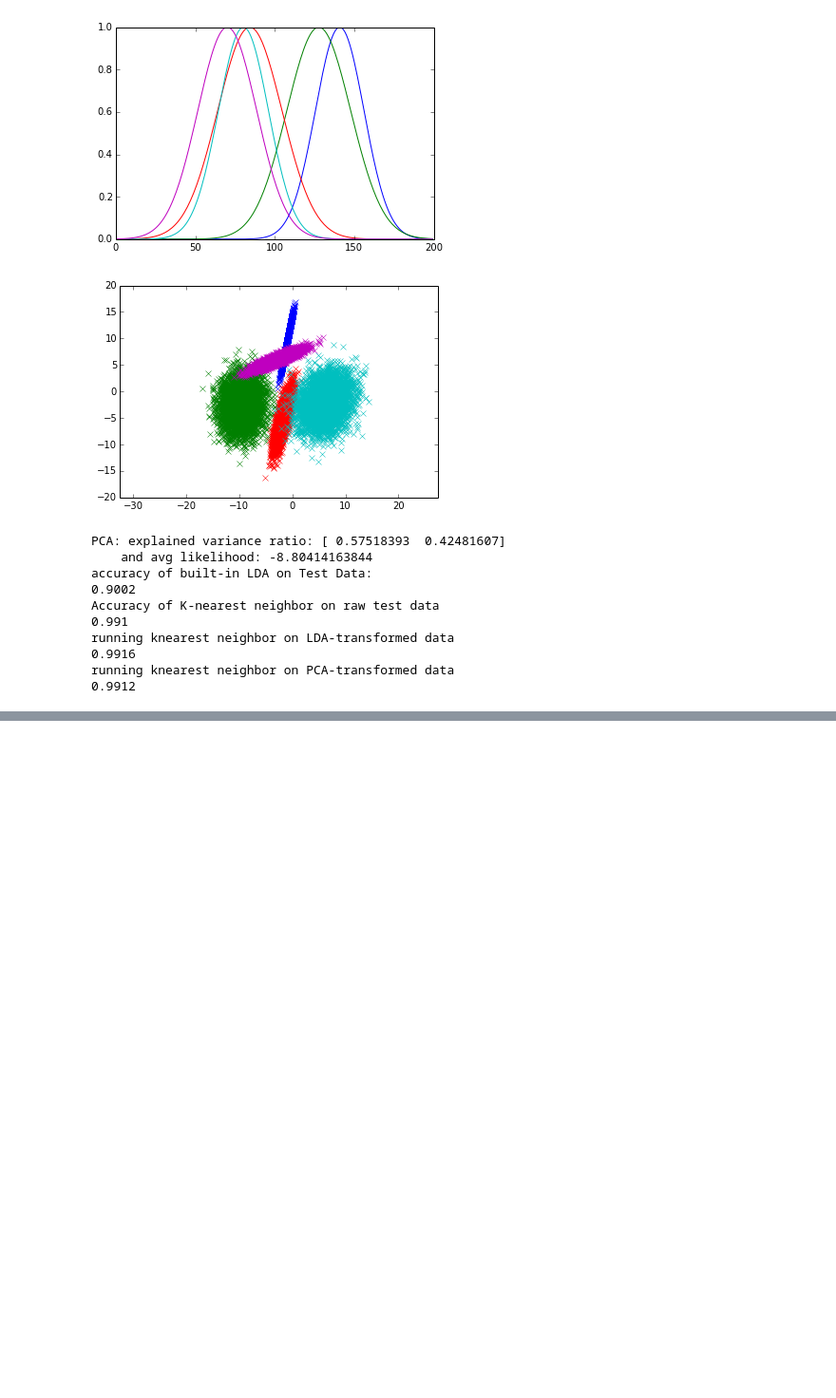
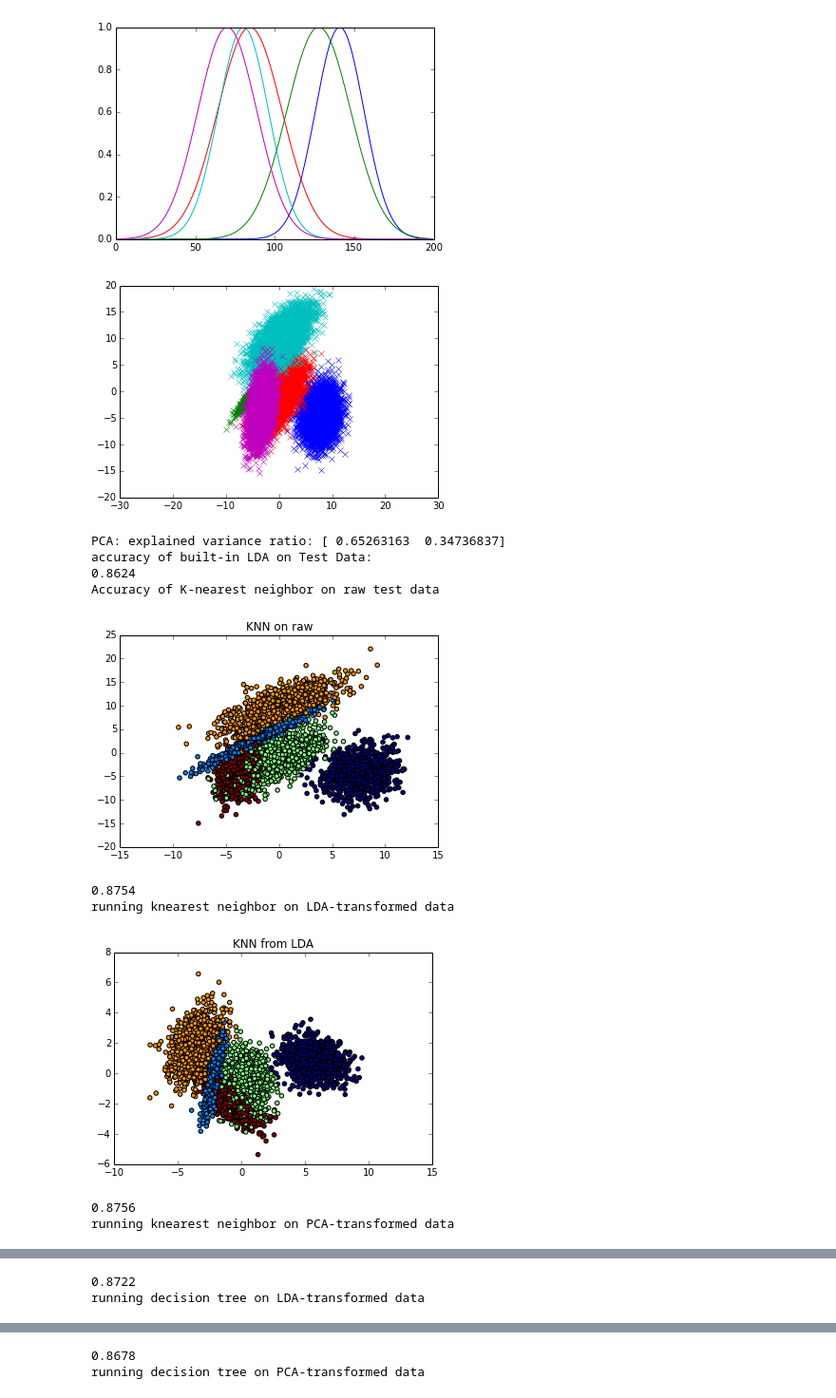
Before and after one commit to Niddal/Algorithms, a Jupyter notebook: LDA_PCA/LDA_vs_PCA.ipynb, the cells around one changed output, grey strips where cells are left out. Shown at 95% size. Cells and saved outputs as stored; diff of their text form; code cells hidden in the pictures; blank space fills up the shorter version.

```diff
--- a/LDA_PCA/LDA_vs_PCA.ipynb
+++ b/LDA_PCA/LDA_vs_PCA.ipynb
@@ -28,7 +28,7 @@ def generateData(numGaussians=3, numTraining=5000, numTesting=1000):
     gaussians = []
     test = []
     for i in range(numGaussians):
-        mean = 5 * np.random.randn(2)
+        mean = 10 * np.random.randn(2)
         cov = np.random.randint(10, size=(2, 2))
         x_train = np.random.multivariate_normal(mean, cov, N).T
         x_test = np.random.multivariate_normal(mean, cov, T).T
@@ -130,6 +130,7 @@ plt.show()
 from sklearn.decomposition import PCA
 from sklearn.discriminant_analysis import LinearDiscriminantAnalysis
 from sklearn.neighbors import KNeighborsClassifier
+from sklearn import tree
 
 #generate some data, or if you'd like to visually inspect it, run the above cells first
 X, X_test, y, y_test = generateData(5, 5000, 1000)
@@ -145,7 +146,7 @@ pca = PCA(n_components=2, whiten=True)
 X_pca = pca.fit(X).transform(X)
 X_pca_test = pca.transform(X_test)
 print 'PCA: explained variance ratio: ' + str(pca.explained_variance_ratio_)
-print '    and avg likelihood: ' + str(pca.score(X))
+#print '    and avg likelihood: ' + str(pca.score(X))
 
 lda = LinearDiscriminantAnalysis(n_components=(numGaussians - 1))
 X_lda = lda.fit(X, y).transform(X)
@@ -154,46 +155,75 @@ lda.predict(X_test)
 print 'accuracy of built-in LDA on Test Data: '
 print str(lda.score(X_test, y_test))
 
+
+# classifiers
 neigh = KNeighborsClassifier(n_neighbors=2)
 print 'Accuracy of K-nearest neighbor on raw test data'
 neigh.fit(X, y)
-neigh.predict(X_test)
+Z = neigh.predict(X_test)
+plt.scatter(X_test[:, 0], X_test[:, 1], c=Z)
+plt.title('KNN on raw')
+plt.show()
 print neigh.score(X_test, y_test)
 
 neigh = KNeighborsClassifier(n_neighbors=2)
 print 'running knearest neighbor on LDA-transformed data'
 neigh.fit(X_lda, y)
-neigh.predict(X_lda_test)
+Z = neigh.predict(X_lda_test)
+plt.scatter(X_lda_test[:, 0], X_lda_test[:, 1], c=Z)
+plt.title('KNN from LDA')
+plt.show()
 print neigh.score(X_lda_test, y_test)
 
 neigh = KNeighborsClassifier(n_neighbors=2)
 print 'running knearest neighbor on PCA-transformed data'
 neigh.fit(X_pca, y)
-neigh.predict(X_pca_test)
+Z = neigh.predict(X_pca_test)
+plt.scatter(X_pca_test[:, 0], X_pca_test[:, 1], c=Z)
+plt.title('KNN from PCA')
+plt.show()
 print neigh.score(X_pca_test, y_test)
+
+print 'running decision tree on LDA-transformed data'
+tr33 = tree.DecisionTreeClassifier()
+tr33 = tr33.fit(X_lda, y)
+Z = tr33.predict(X_lda_test)
+plt.scatter(X_lda_test[:, 0], X_lda_test[:, 1], c=Z)
+plt.title('DT on LDA')
+plt.show()
+print tr33.score(X_lda_test, y_test)
+
+print 'running decision tree on PCA-transformed data'
+tr33 = tree.DecisionTreeClassifier()
+tr33 = tr33.fit(X_pca, y)
+Z = tr33.predict(X_pca_test)
+plt.scatter(X_pca_test[:, 0], X_pca_test[:, 1], c=Z)
+plt.title('DT on PCA')
+plt.show()
+print tr33.score(X_pca_test, y_test)
 
 #### plot things ###
 # plt.figure()
 # for c, i, target_name in zip("rgb", target_names, target_names):
 #     plt.scatter(X_pca[y == i, 0], X_pca[y == i, 1], c=c, label=target_name)
 # plt.legend()
 # plt.title('PCA of IRIS dataset')
 
 # plt.figure()
 # for c, i, target_name in zip("rgb", target_names, target_names):
 #     plt.scatter(X_lda[y == i, 0], X_lda[y == i, 1], c=c, label=target_name)
 # plt.legend()
 # plt.title('LDA of IRIS dataset')
 # plt.show()
 # %% [output]
-[figure, old version]
+[figure, new version]
-PCA: explained variance ratio: [ 0.57518393  0.42481607]
-    and avg likelihood: -8.80414163844
+PCA: explained variance ratio: [ 0.65263163  0.34736837]
 accuracy of built-in LDA on Test Data:
-0.9002
+0.8624
 Accuracy of K-nearest neighbor on raw test data
-0.991
-running knearest neighbor on LDA-transformed data
-0.9916
-running knearest neighbor on PCA-transformed data
-0.9912
+[figure, added]
+0.8754
+running knearest neighbor on LDA-transformed data
+[figure, added]
+0.8756
+running knearest neighbor on PCA-transformed data
@@ -199,0 +231,2 @@ running knearest neighbor on PCA-transformed data
+0.8722
+running decision tree on LDA-transformed data
@@ -199,0 +234,2 @@ running knearest neighbor on PCA-transformed data
+0.8678
+running decision tree on PCA-transformed data
```
Also changed, not shown: parts of 2 cells of this notebook.
